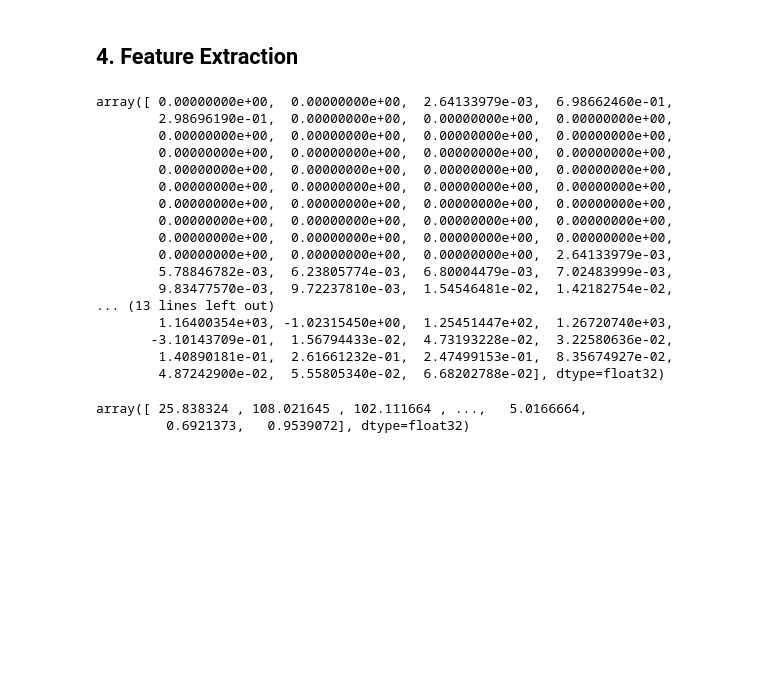
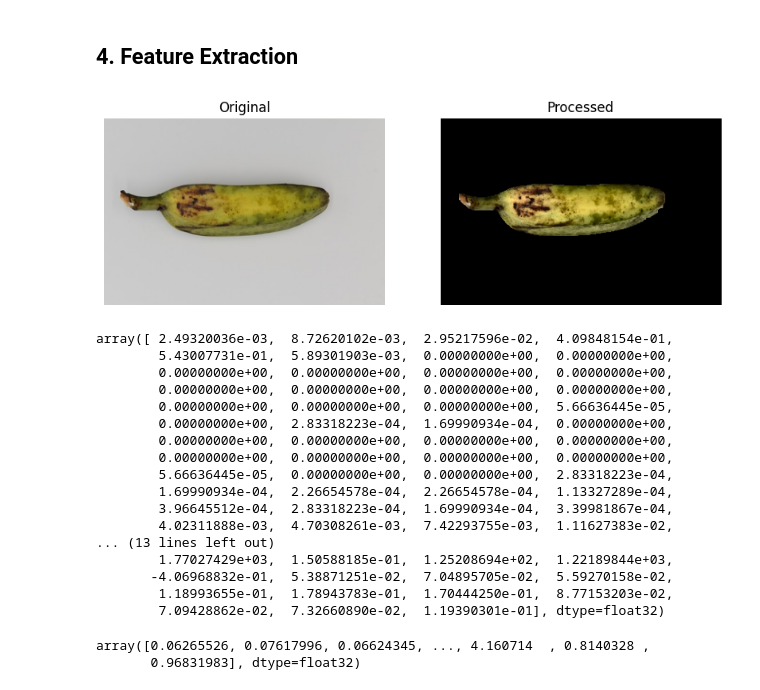
Before and after one commit to Plumz17/PP_FinalProject2, a Jupyter notebook: PP_FinalProject2.ipynb, the cells around one changed output. Saved outputs shown, nothing was run; the diff lists cells and outputs as text; code cells hidden in the pictures; blank space fills up the shorter version.

```diff
--- a/PP_FinalProject2.ipynb
+++ b/PP_FinalProject2.ipynb
@@ -221,13 +264,19 @@ show(mask, segmented, title2="Segmented")
 # %% [markdown]
 ## 4. Feature Extraction
 # %%
-def preprocess(img): # Helper function to apply the previous steps
-  enhanced        = image_enhancement(img)
-  mask, segmented = segment_banana(enhanced)
-  return segmented, mask
+def process_image(img): # Helper function to apply the previous steps
+  img_enhanced = image_enhancement(img)
+  img_masked, mask = segment_banana(img_enhanced)
+  return img_masked, mask
+# %%
+banana = Xv_train[400]
+processed_banana_image, _ = process_image(banana) # Unpack the returned tuple
+show(banana, processed_banana_image) # Pass only the image part for display
+# %% [output]
+[figure, added]
 # %%
 def extract_ripeness_features(img):
-  segmented, mask = preprocess(img)
+  segmented, mask = process_image(img)
   hsv = cv2.cvtColor(segmented, cv2.COLOR_RGB2HSV)
 
   # 1. HSV histograms (32 bins per channel)
@@ -252,52 +301,56 @@ def extract_ripeness_features(img):
 
   return np.array(hist_feat + moment_feat + lbp_hist.tolist(), dtype=np.float32)
 
-extract_ripeness_features(image_enhancement(variety_images[0]))
+extract_ripeness_features(Xr_train[0])
 # %% [output]
-array([ 0.00000000e+00,  0.00000000e+00,  2.64133979e-03,  6.98662460e-01,
-        2.98696190e-01,  0.00000000e+00,  0.00000000e+00,  0.00000000e+00,
+array([ 2.49320036e-03,  8.72620102e-03,  2.95217596e-02,  4.09848154e-01,
+        5.43007731e-01,  5.89301903e-03,  0.00000000e+00,  0.00000000e+00,
         0.00000000e+00,  0.00000000e+00,  0.00000000e+00,  0.00000000e+00,
         0.00000000e+00,  0.00000000e+00,  0.00000000e+00,  0.00000000e+00,
+        0.00000000e+00,  0.00000000e+00,  0.00000000e+00,  5.66636445e-05,
+        0.00000000e+00,  2.83318223e-04,  1.69990934e-04,  0.00000000e+00,
         0.00000000e+00,  0.00000000e+00,  0.00000000e+00,  0.00000000e+00,
         0.00000000e+00,  0.00000000e+00,  0.00000000e+00,  0.00000000e+00,
-        0.00000000e+00,  0.00000000e+00,  0.00000000e+00,  0.00000000e+00,
-        0.00000000e+00,  0.00000000e+00,  0.00000000e+00,  0.00000000e+00,
-        0.00000000e+00,  0.00000000e+00,  0.00000000e+00,  0.00000000e+00,
-        0.00000000e+00,  0.00000000e+00,  0.00000000e+00,  2.64133979e-03,
-        5.78846782e-03,  6.23805774e-03,  6.80004479e-03,  7.02483999e-03,
-        9.83477570e-03,  9.72237810e-03,  1.54546481e-02,  1.42182754e-02,
+        5.66636445e-05,  0.00000000e+00,  0.00000000e+00,  2.83318223e-04,
+        1.69990934e-04,  2.26654578e-04,  2.26654578e-04,  1.13327289e-04,
+        3.96645512e-04,  2.83318223e-04,  1.69990934e-04,  3.39981867e-04,
+        4.02311888e-03,  4.70308261e-03,  7.42293755e-03,  1.11627383e-02,
 ... (13 lines left out)
-        1.16400354e+03, -1.02315450e+00,  1.25451447e+02,  1.26720740e+03,
-       -3.10143709e-01,  1.56794433e-02,  4.73193228e-02,  3.22580636e-02,
-        1.40890181e-01,  2.61661232e-01,  2.47499153e-01,  8.35674927e-02,
-        4.87242900e-02,  5.55805340e-02,  6.68202788e-02], dtype=float32)
+        1.77027429e+03,  1.50588185e-01,  1.25208694e+02,  1.22189844e+03,
+       -4.06968832e-01,  5.38871251e-02,  7.04895705e-02,  5.59270158e-02,
+        1.18993655e-01,  1.78943783e-01,  1.70444250e-01,  8.77153203e-02,
+        7.09428862e-02,  7.32660890e-02,  1.19390301e-01], dtype=float32)
 # %%
 def extract_variety_features(img):
-  segmented, mask = preprocess(img)
+  segmented, mask = process_image(img)
   gray = cv2.cvtColor(segmented, cv2.COLOR_RGB2GRAY)
 
-  # 1. GLCM Haralick (4 angles)
+  # 1. LBP histogram
+  lbp      = local_binary_pattern(gray, P=8, R=1, method="uniform")
+  lbp_hist, _ = np.histogram(lbp[mask > 0], bins=10, range=(0, 10), density=True)
+
+  # 2. GLCM Haralick (4 angles)
   glcm = graycomatrix(gray, distances=[1], angles=[0, np.pi/4, np.pi/2, 3*np.pi/4],
                       levels=256, symmetric=True, normed=True)
   glcm_feat = np.concatenate([graycoprops(glcm, prop).flatten()
                               for prop in ['contrast', 'dissimilarity',
                                            'homogeneity', 'energy', 'correlation']])
 
-  # 2. HOG
+  # 3. HOG
   gray_resized = cv2.resize(gray, (128, 128))
   hog_feat = hog(gray_resized, orientations=8, pixels_per_cell=(16,16),
                  cells_per_block=(2,2), feature_vector=True)
 
-  # 3. Hu Moments (log-transformed)
+  # 4. Hu Moments (log-transformed)
   moments = cv2.moments(mask)
   hu = cv2.HuMoments(moments).flatten()
   hu_feat = -np.sign(hu) * np.log10(np.abs(hu) + 1e-10)
 
-  # 4. Zernike Moments (order 8)
+  # 5. Zernike Moments (order 8)
   mask_resized = cv2.resize(mask, (128, 128))
   zernike_feat = zernike_moments(mask_resized, radius=64, degree=8)
 
-  # 5. Contour descriptors
+  # 6. Contour descriptors
   contours, _ = cv2.findContours(mask, cv2.RETR_EXTERNAL, cv2.CHAIN_APPROX_SIMPLE)
   if contours:
     cnt      = max(contours, key=cv2.contourArea)
@@ -307,13 +360,17 @@ def extract_variety_features(img):
     extent   = area / (w * h + 1e-6)
     hull     = cv2.convexHull(cnt)
     solidity = area / (cv2.contourArea(hull) + 1e-6)
-    contour_feat = [area, aspect, extent, solidity]
+
+    img_area = segmented.shape[0] * segmented.shape[1]
+    norm_area = area / (img_area + 1e-6)
+    contour_feat = [norm_area, aspect, extent, solidity]
   else:
     contour_feat = [0, 0, 0, 0]
 
-  return np.concatenate([glcm_feat, hog_feat, hu_feat, zernike_feat,
+  return np.concatenate([lbp_hist.tolist(), glcm_feat, hog_feat, hu_feat, zernike_feat,
                          np.array(contour_feat)]).astype(np.float32)
-extract_variety_features(image_enhancement(variety_images[3]))
+
+extract_variety_features(Xv_train[0])
 # %% [output]
-array([ 25.838324 , 108.021645 , 102.111664 , ...,   5.0166664,
-         0.6921373,   0.9539072], dtype=float32)
+array([0.06265526, 0.07617996, 0.06624345, ..., 4.160714  , 0.8140328 ,
+       0.96831983], dtype=float32)
```
Also changed, not shown: parts of 24 cells of this notebook.
